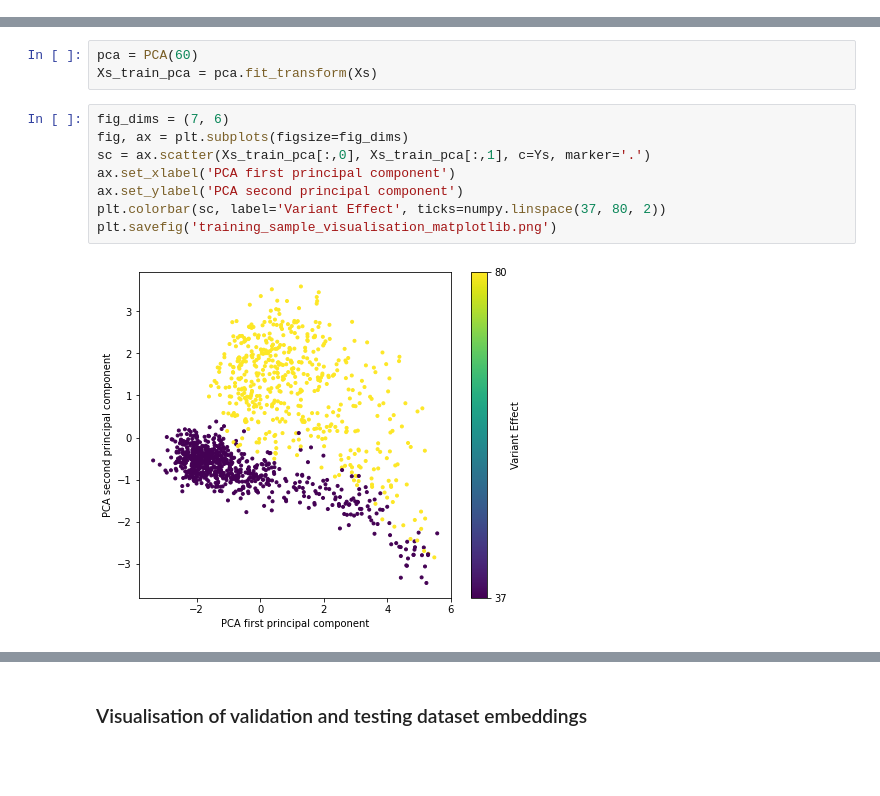
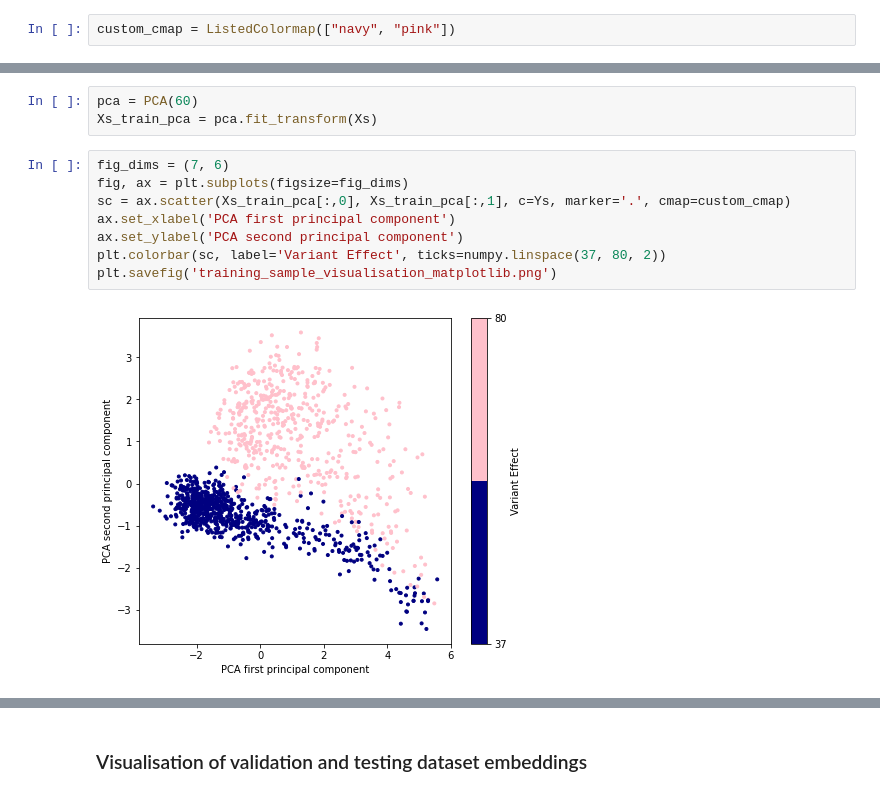
Before and after one commit to ievapudz/Course_Work, a Jupyter notebook: classificator.ipynb, the cells around one changed output, grey strips where cells are left out. Cells and saved outputs as stored; diff of their text form; blank space fills up the shorter version.

```diff
--- a/classificator.ipynb
+++ b/classificator.ipynb
@@ -280,5 +300,7 @@ import pymde
 
 EMB_LAYER = 33
+# %%
+custom_cmap = ListedColormap(["navy", "pink"])
 # %% [markdown]
 ### Visualisation of training dataset sample embeddings
 # %%
@@ -305,13 +327,13 @@ Xs_train_pca = pca.fit_transform(Xs)
 # %%
 fig_dims = (7, 6)
 fig, ax = plt.subplots(figsize=fig_dims)
-sc = ax.scatter(Xs_train_pca[:,0], Xs_train_pca[:,1], c=Ys, marker='.')
+sc = ax.scatter(Xs_train_pca[:,0], Xs_train_pca[:,1], c=Ys, marker='.', cmap=custom_cmap)
 ax.set_xlabel('PCA first principal component')
 ax.set_ylabel('PCA second principal component')
 plt.colorbar(sc, label='Variant Effect', ticks=numpy.linspace(37, 80, 2))
 plt.savefig('training_sample_visualisation_matplotlib.png')
 # %% [output]
-[figure, old version]
+[figure, new version]
 # %%
 Xs_torch = None
 
```
Also changed, not shown: parts of 18 cells of this notebook.
